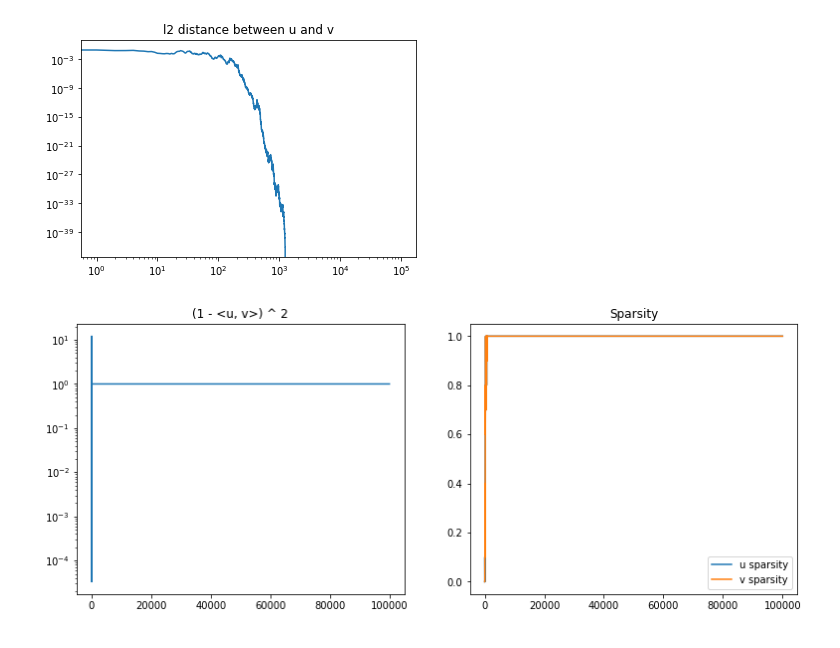
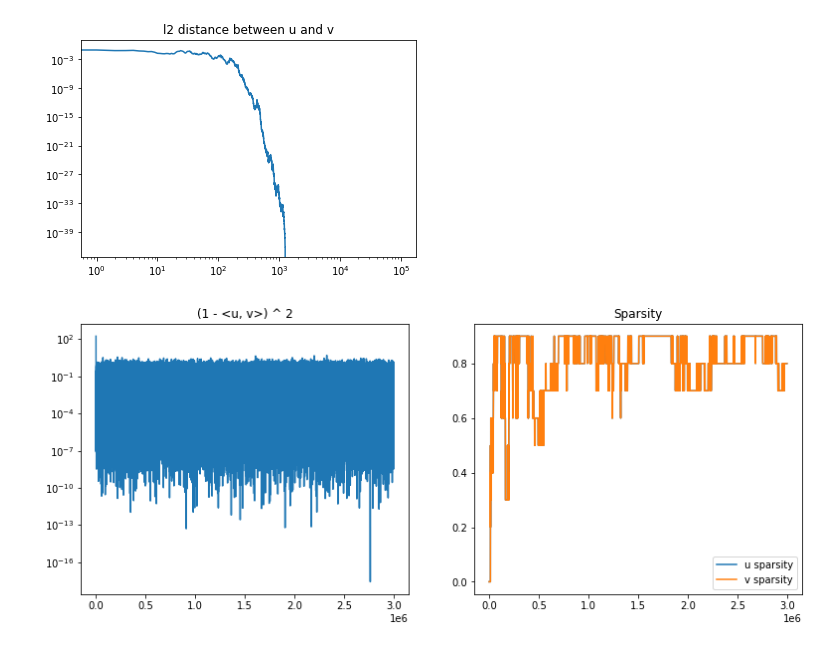
Before and after one commit to ris-iris/experiments, a Jupyter notebook: simple_case.ipynb, the cells around one changed output. Saved outputs shown, nothing was run; the diff lists cells and outputs as text; code cells hidden in the pictures.

```diff
--- a/simple_case.ipynb
+++ b/simple_case.ipynb
@@ -92,19 +92,25 @@ m.plot_l2_distance(x_log=True, y_log=True)
 # %% [output]
 [figure]
 # %%
-step_size = 1e-1
-delta = 5
+step_size = 1e-2
+delta = 2
 sigma = np.eye(d)
 epsilons = get_epsilon(sigma, delta)
-m = Model(d, scale=0.1)
 
+init_u = np.random.randn(d)
+init_v = init_u
+
+
+m = Model(d, init_u, init_v, scale=0.1)
+
+it  = int(3e6)
 for t in range(it):
     m.step(step_size, next(epsilons))
 
 plt.figure(figsize=(13, 5))
 plt.subplot(1, 2, 1)
 m.plot_loss(x_log=False, y_log=True)
 plt.subplot(1, 2, 2)
 m.plot_spars()
 # %% [output]
-[figure, old version]
+[figure, new version]
```
Also changed, not shown: parts of 3 cells of this notebook.
